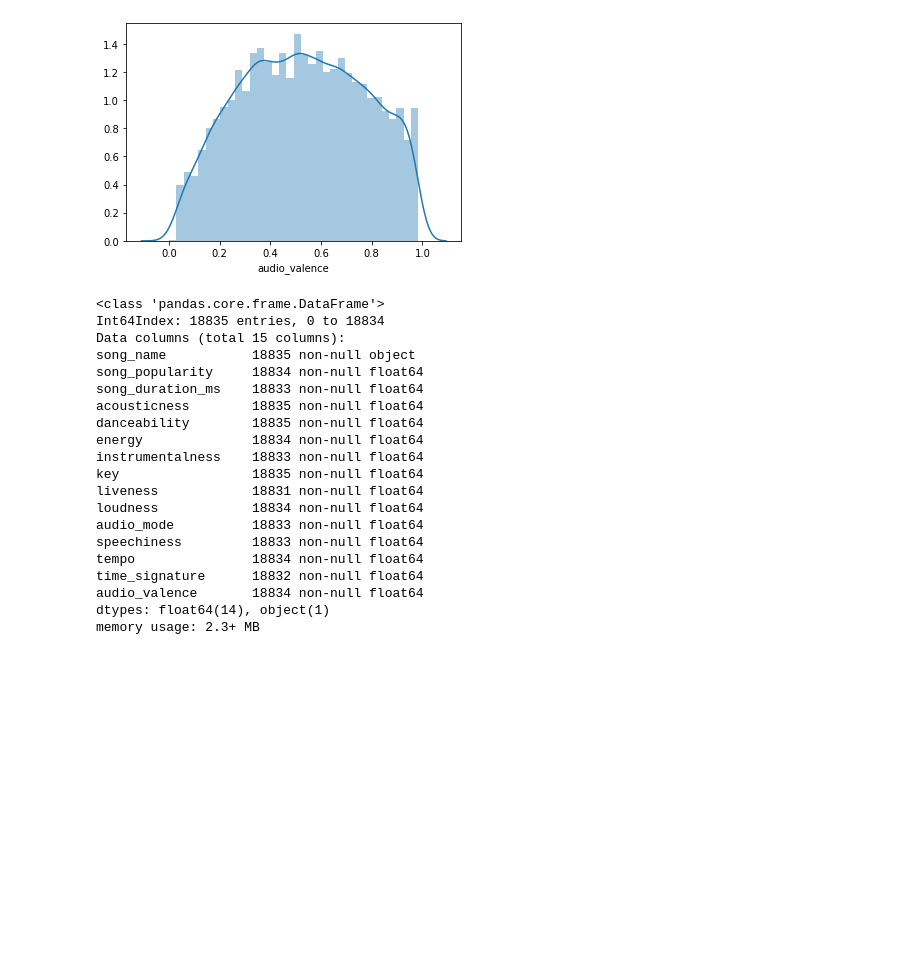
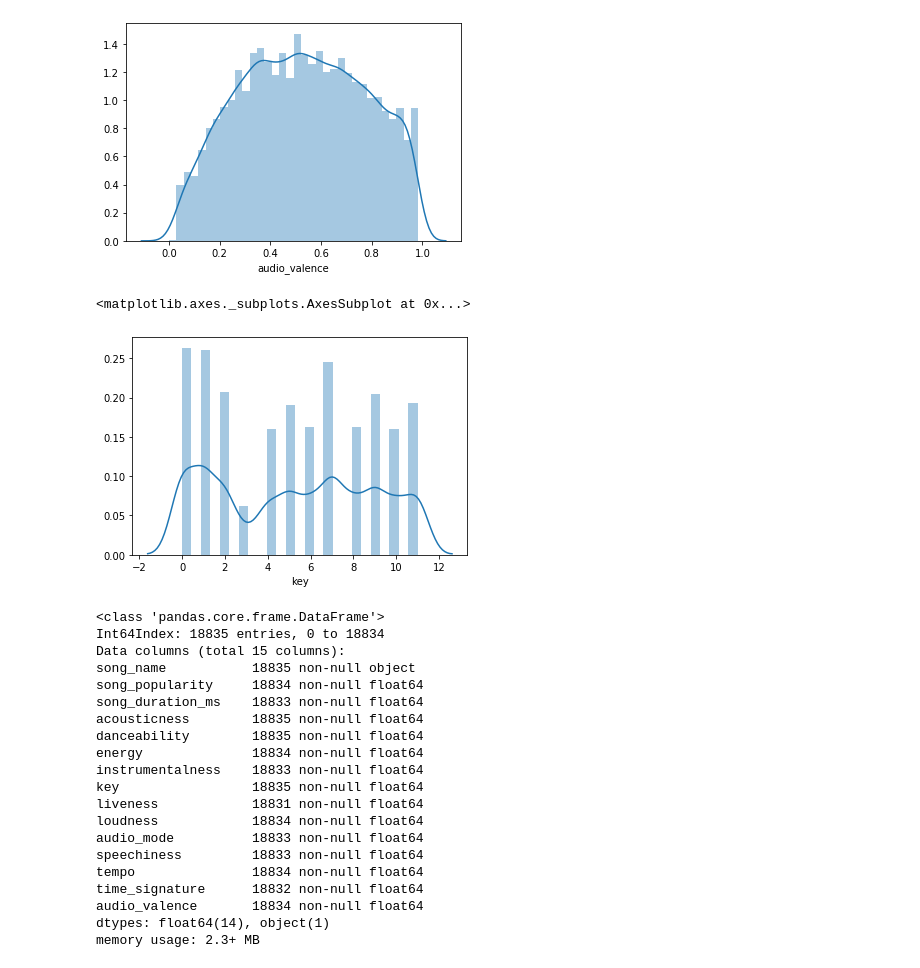
Before and after one commit to guissalustiano/data-analyse-turing, a Jupyter notebook: Analise.ipynb, the cells around one changed output. Saved outputs shown, nothing was run; the diff lists cells and outputs as text; code cells hidden in the pictures; blank space fills up the shorter version.

```diff
--- a/Analise.ipynb
+++ b/Analise.ipynb
@@ -201,6 +201,11 @@ sns.distplot(df['audio_valence'].dropna())
 # %% [output]
 <matplotlib.axes._subplots.AxesSubplot at 0x...>
 [figure]
+# %%
+sns.distplot(df['key'].dropna()) # q azank bonzinho
+# %% [output]
+<matplotlib.axes._subplots.AxesSubplot at 0x...>
+[figure, added]
 # %%
 df.info()
 # %% [output]
```
Also changed, not shown: parts of 6 cells of this notebook.
